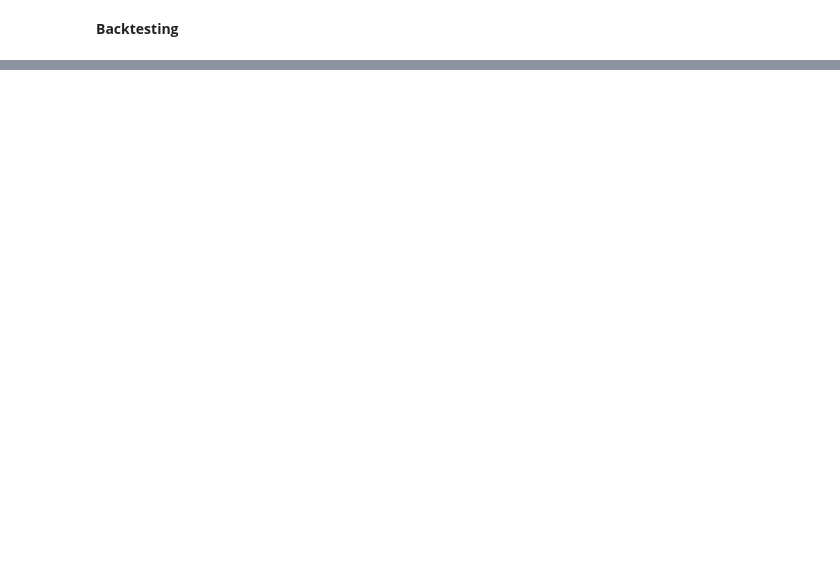
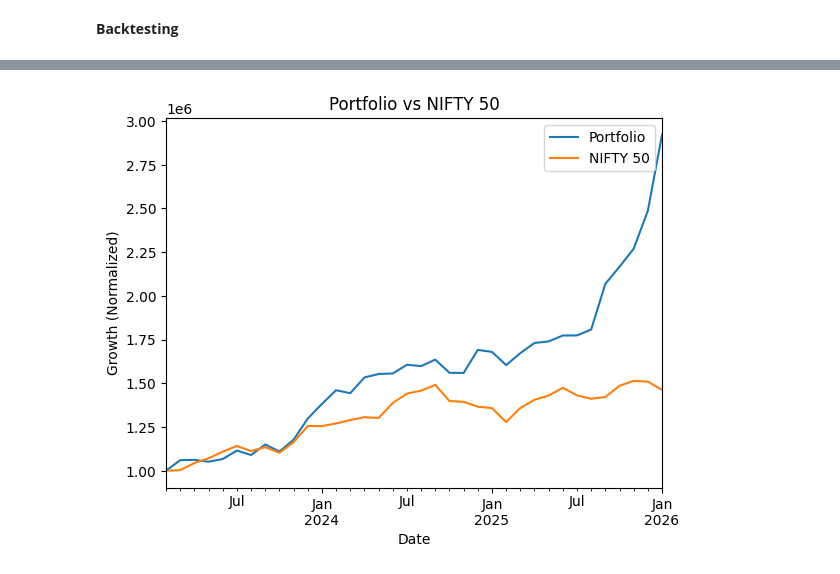
Before and after one commit to Sanchit525/ETF---Smart-Portfolio, a Jupyter notebook: ETF_Smart_Portfolio.ipynb, the cells around one changed output, grey strips where cells are left out. Saved outputs shown, nothing was run; the diff lists cells and outputs as text; code cells hidden in the pictures; blank space fills up the shorter version.

```diff
--- a/ETF_Smart_Portfolio.ipynb
+++ b/ETF_Smart_Portfolio.ipynb
@@ -958,6 +1037,22 @@ def summarize_performance(nav_series):
 # %%
 portfolio_nav = result.iloc[:, 0]   # your portfolio NAV
 benchmark_nav = nifty_curve         # NIFTY ETF NAV
+# %%
+import matplotlib.pyplot as plt
+
+plt.figure()
+
+result['Portfolio'].plot(label='Portfolio')
+nifty_curve.plot(label='NIFTY 50')
+
+plt.title("Portfolio vs NIFTY 50")
+plt.xlabel("Date")
+plt.ylabel("Growth (Normalized)")
+plt.legend()
+
+plt.show()
+# %% [output]
+[figure, added]
 # %%
 final_table = pd.DataFrame.from_dict(
     {
```
Also changed, not shown: parts of 18 cells of this notebook.
